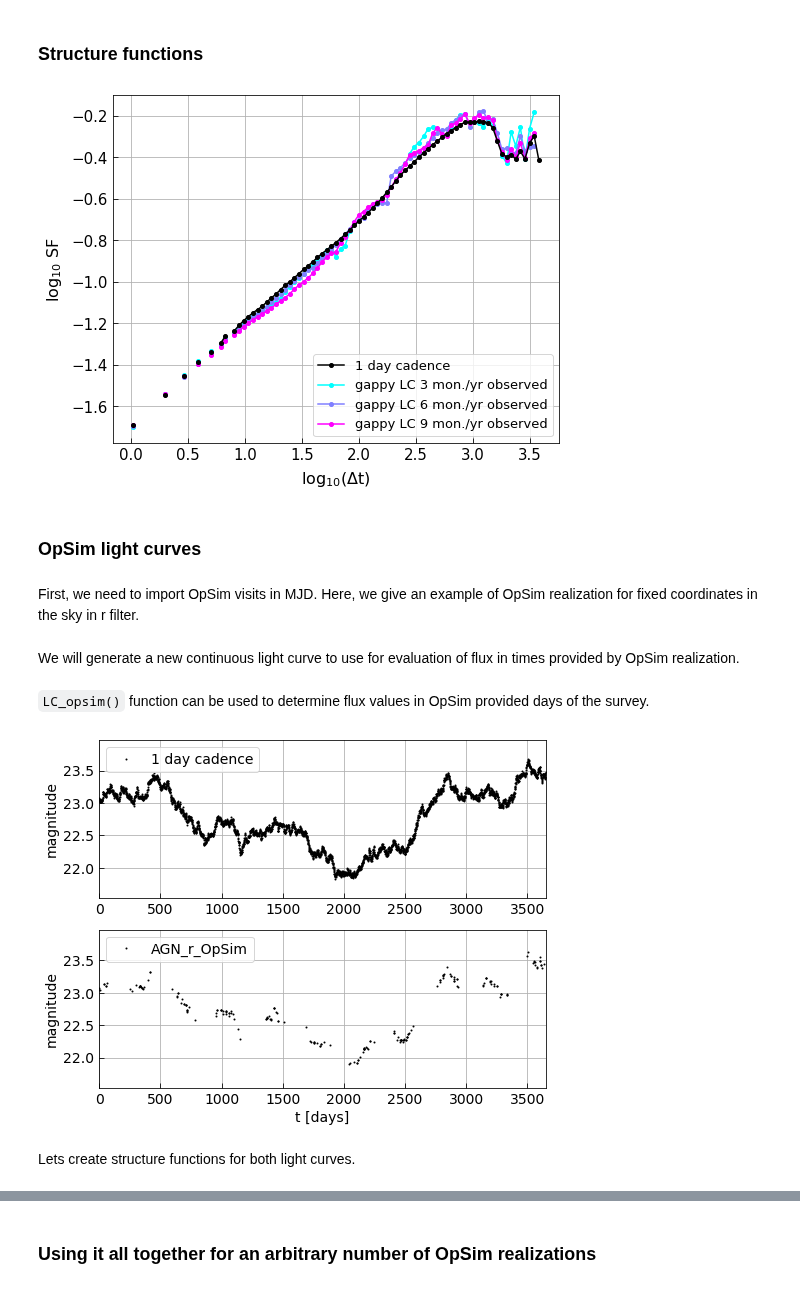
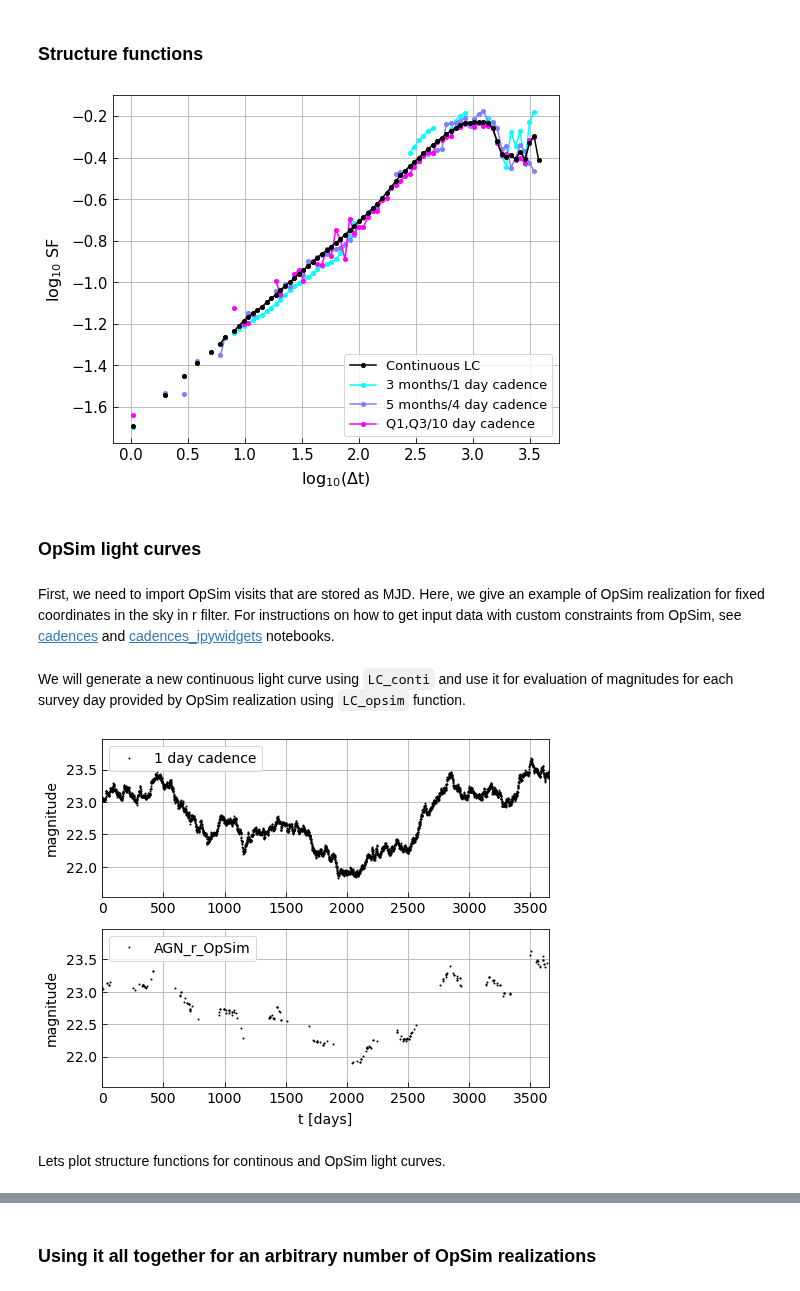
Before and after one commit to LSST-sersag/agn_cadences, a Jupyter notebook: Examples/Example.ipynb, the cells around one changed output, grey strips where cells are left out. Drawn from its saved outputs; the diff is of its cells as text; code cells hidden in the pictures.

Commit message:
example tutorial update

```diff
--- a/Examples/Example.ipynb
+++ b/Examples/Example.ipynb
@@ -17 +54,5 @@ tt, yy = functions.LC_conti(long, deltatc=1, oscillations=True, A=0.14, noise=0.
+# %%
+ts = [tt, cad3m1_tt, cad5m4_tt, cad6m10_tt]
+ys = [yy, cad3m1_yy, cad5m4_yy, cad6m10_yy]
+labels = ['Continuous LC','3 months/1 day cadence', '5 months/4 day cadence', 'Q1,Q3/10 day cadence']
 # %%
@@ -88,15 +97,14 @@ for t,y,l in zip(ts,ys, labels):
     ax.plot(t,y, 'ko', markersize = 1, label=l)
 
     if i == len(ts):
-        ax.set_xlabel('t [days]', fontsize=14)
+        ax.set_xlabel('t [days]', fontsize=14, labelpad=7)
     else:
         plt.setp(ax.get_xticklabels(), visible=True)
 
-    ax.set_ylabel('magnitude', fontsize = 14)
+    ax.set_ylabel('magnitude', fontsize = 14, labelpad=7)
     ax.tick_params(axis='both', which='major', labelsize=14, direction='in', length = 5, pad = 5)
     plt.setp(ax, xlim=custom_xlim, ylim=custom_ylim)
     ax.legend(fontsize=14)
     ax.grid(True)
-
     i = i+1
 # %% [output]
@@ -114,21 +111,0 @@ labels = ['1 day cadence', 'gappy obs 3 mon./year', 'gappy obs 6 mon./year', 'ga
-# %%
-fig = plt.figure(figsize=(8,6.4))
-custom_xlim = (0, long)
-custom_ylim = (yy.min()-0.4, yy.max()+0.4)
-i = 1
-for t,y,l in zip(ts,ys, labels):
-    ax = fig.add_subplot(len(ts),1,i)
-    ax.plot(t,y, 'ko', markersize = 1, label=l)
-
-    if i == len(ts):
-        ax.set_xlabel('t [days]', fontsize=12.5)
-    else:
-        plt.setp(ax.get_xticklabels(), visible=False)
-
-    ax.set_ylabel('magnitude', fontsize = 12.5)
-    ax.tick_params(axis='both', which='major', labelsize=14, direction='in', length = 5, pad = 5)
-    plt.setp(ax, xlim=custom_xlim, ylim=custom_ylim)
-    ax.legend(fontsize=11, loc='upper right')
-    ax.grid(True)
-
-    i = i+1
@@ -145,34 +114,40 @@ labels = ['1 day cadence','gappy LC 3 mon./yr observed', 'gappy LC 6 mon./yr obs
+# %%
+# Lets calculate and plot structure functions for previously generated light curves.
+
+ts = [tt,  cad3m1_tt, cad5m4_tt, cad6m10_tt]
+ys = [yy,  cad3m1_yy, cad5m4_yy, cad6m10_yy]
+labels = ['Continuous LC','3 months/1 day cadence', '5 months/4 day cadence', 'Q1,Q3/10 day cadence']
 # %%
 fig = plt.figure(figsize=(8,6.4))
 
 ax1 = fig.add_subplot(111)
 ax1.set_xlabel(r'$\log_{10}(\Delta \mathrm{t})$', fontsize = 16, labelpad=7)
 ax1.set_ylabel(r'$\log_{10} \ \mathrm{SF}$', fontsize = 16, labelpad=7)
 
 color=iter(plt.cm.cool(np.linspace(0,1,3)))
 for t, y, l in zip(ts, ys, labels):
     s, edge = functions.sf(t, y, z=0)
-    if l=="1 day cadence":
+    if l=="Continuous LC":
         ax1.plot(np.log10(edge[:-1]+np.diff(edge)/2), np.log10(np.sqrt(s)), 'ko-',linewidth=1.5, markersize=4,label=l, zorder=3)
     else:
         c=next(color)
         ax1.plot(np.log10(edge[:-1]+np.diff(edge)/2), np.log10(np.sqrt(s)), c=c, linewidth=1.5, marker='o', markersize=4, label=l)
 
 
 ax1.tick_params(axis='both', which='major', labelsize=15, direction='in', length = 5, pad = 5)
 ax1.legend(fontsize=13, loc='lower right')
 ax1.grid(True)
 # %% [output]
-[figure, old version]
+[figure, new version]
 # %% [markdown]
 ### OpSim light curves
 # %% [markdown]
-First, we need to import OpSim visits in MJD. Here, we give an example of OpSim realization for fixed coordinates in the sky in r filter.
+First, we need to import OpSim visits that are stored as MJD. Here, we give an example of OpSim realization for fixed coordinates in the sky in r filter. For instructions on how to get input data with custom constraints from OpSim, see [cadences](./cadences.ipynb) and [cadences_ipywidgets](./cadences_ipywidgets.ipynb) notebooks.
 # %%
 mjd1=np.loadtxt('agn_dat/agn_r_ra_0.0_de_-30.0.dat')
 mjd1=np.sort(mjd1)
 # %% [markdown]
-We will generate a new continuous light curve to use for evaluation of flux in times provided by OpSim realization.
+We will generate a new continuous light curve using `LC_conti` and use it for evaluation of magnitudes for each survey day provided by OpSim realization using `LC_opsim` function.
 # %%
 long = 3650 # duration of the survey
 tt, yy = functions.LC_conti(long)
@@ -179,2 +154,0 @@ tt, yy = functions.LC_conti(long)
-# %% [markdown]
-`LC_opsim()` function can be used to determine flux values in OpSim provided days of the survey.
@@ -194,21 +166,20 @@ for t,y,l in zip(ts,ys, labels):
     ax.plot(t,y, 'ko', markersize = 1, label=l)
 
     if i == len(ts):
-        ax.set_xlabel('t [days]', fontsize=14)
+        ax.set_xlabel('t [days]', fontsize=14, labelpad=7)
     else:
         plt.setp(ax.get_xticklabels(), visible=True)
 
-    ax.set_ylabel('magnitude', fontsize = 14)
+    ax.set_ylabel('magnitude', fontsize = 14, labelpad=7)
     ax.tick_params(axis='both', which='major', labelsize=14, direction='in', length = 5, pad = 5)
     plt.setp(ax, xlim=custom_xlim, ylim=custom_ylim)
     ax.legend(fontsize=14)
     ax.grid(True)
-
     i = i+1
 # %% [output]
-[figure, old version]
+[figure, new version]
 # %% [markdown]
-Lets create structure functions for both light curves.
+Lets plot structure functions for continous and OpSim light curves.
 # %%
 fig = plt.figure(figsize=(8,6.4))
 
```
Also changed, not shown: parts of 29 cells of this notebook.
